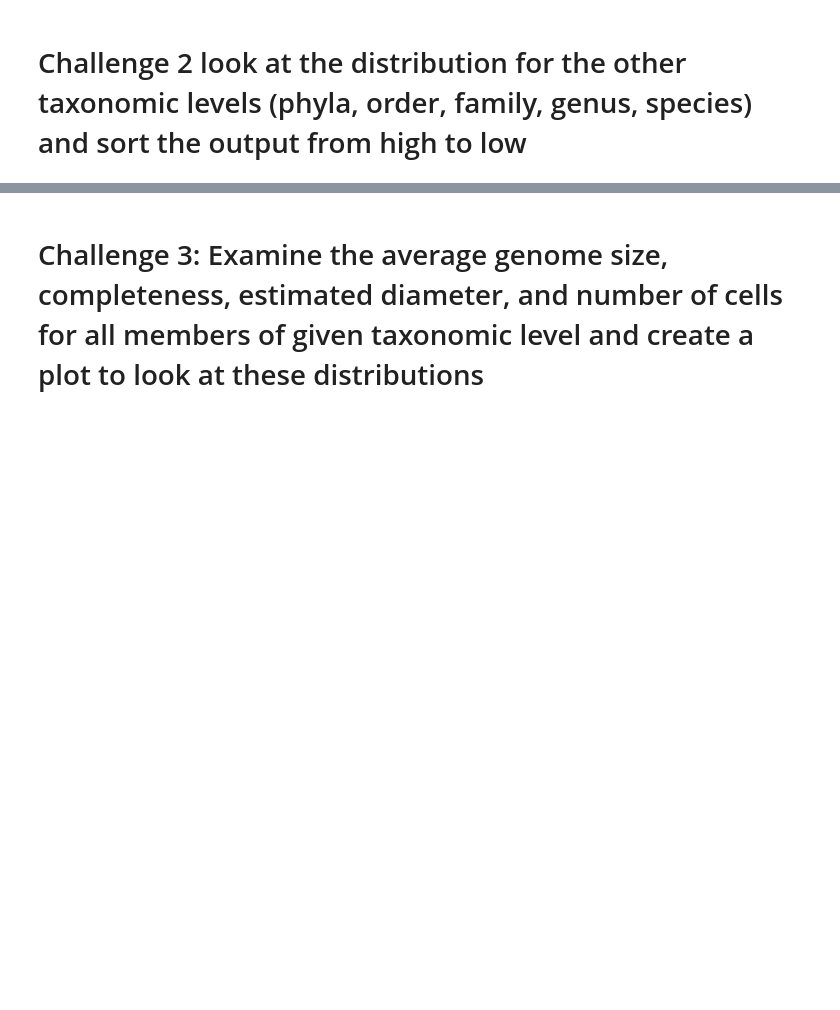
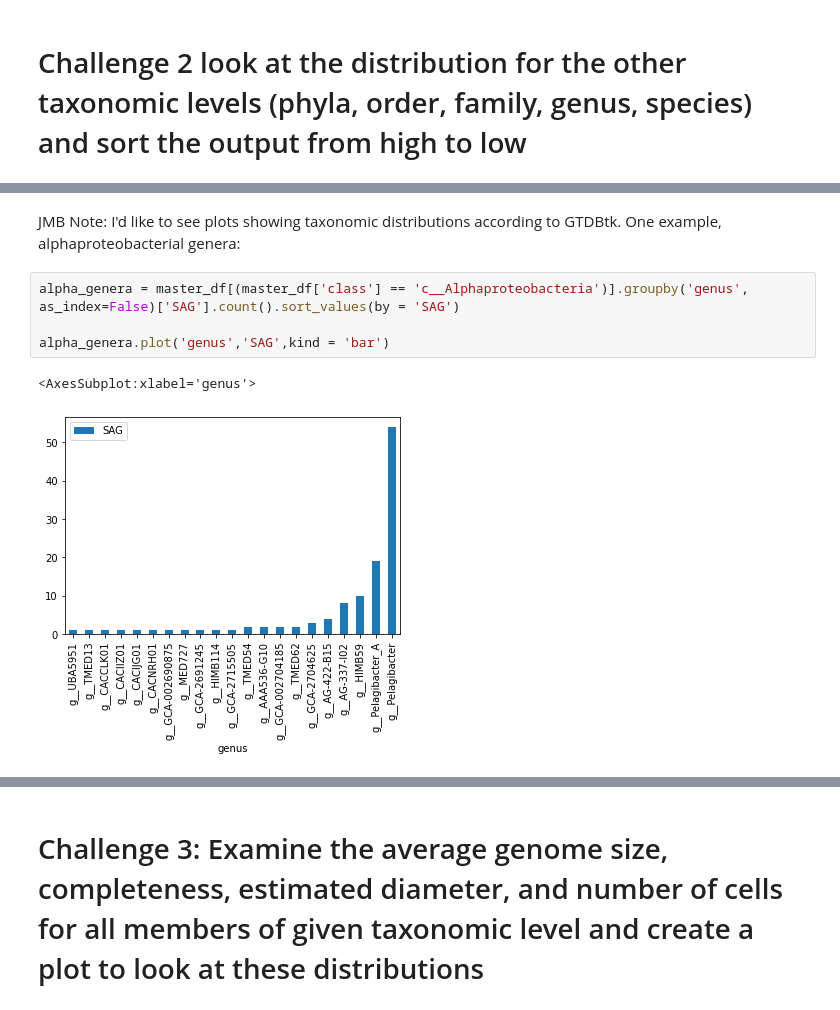
Before and after one commit to Bigelow-SCG-Course/day2AM_taxonomic_classification, a Jupyter notebook: day2_AM_taxonomic_classification.ipynb, the cells around one changed output, grey strips where cells are left out. Drawn from its saved outputs; the diff is of its cells as text; blank space fills up the shorter version.

```diff
--- a/day2_AM_taxonomic_classification.ipynb
+++ b/day2_AM_taxonomic_classification.ipynb
@@ -216,0 +298,9 @@ Name: cells, dtype: float64
+# %% [markdown]
+JMB Note: I'd like to see plots showing taxonomic distributions according to GTDBtk.  One example, alphaproteobacterial genera:
+# %%
+alpha_genera = master_df[(master_df['class'] == 'c__Alphaproteobacteria')].groupby('genus', as_index=False)['SAG'].count().sort_values(by = 'SAG')
+
+alpha_genera.plot('genus','SAG',kind = 'bar')
+# %% [output]
+<AxesSubplot:xlabel='genus'>
+[figure, added]
```
Also changed, not shown: parts of 24 cells of this notebook, 1 other file.
